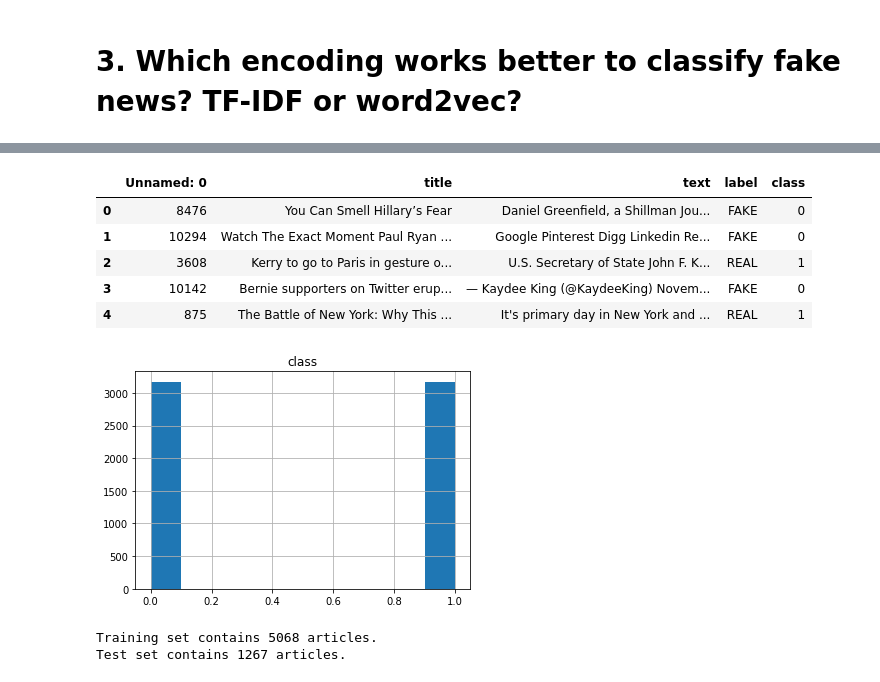
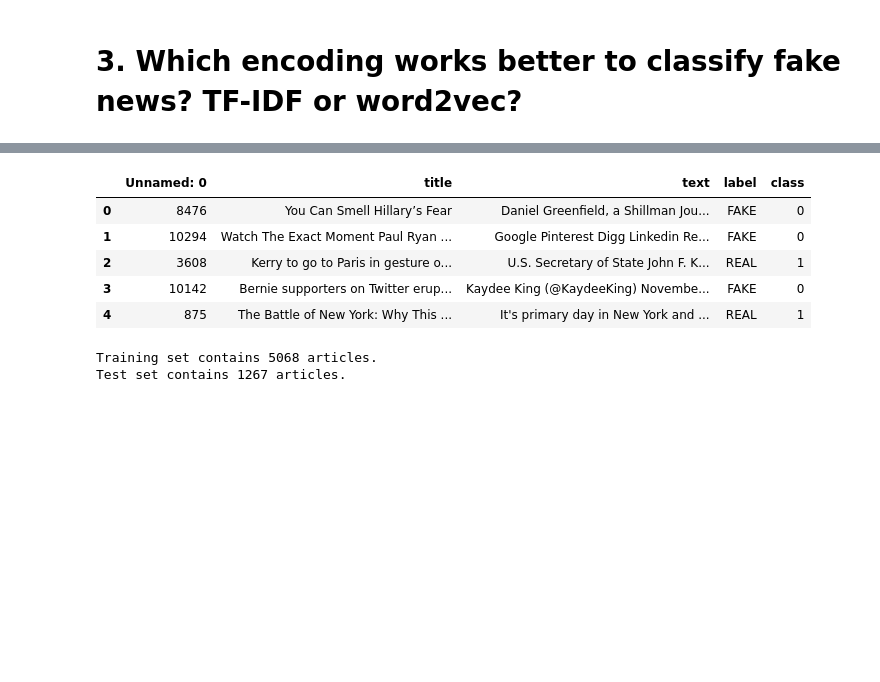
Before and after one commit to churkle/FakeNewsChecker, a Jupyter notebook: Analysis.ipynb, the cells around one changed output, grey strips where cells are left out. Saved outputs shown, nothing was run; the diff lists cells and outputs as text; code cells hidden in the pictures; blank space fills up the shorter version.

```diff
--- a/Analysis.ipynb
+++ b/Analysis.ipynb
@@ -188,16 +203,17 @@ tokenizer = nltk.data.load('tokenizers/punkt/english.pickle')
 # %%
 df = pd.read_csv("https://s3.amazonaws.com/assets.datacamp.com/blog_assets/fake_or_real_news.csv")
 df['class'] = 1 * (df['label'].str.contains("REAL"))
-df.hist('class')
-df.head()
-# %% [output]
-|  | Unnamed: 0 | title | text | label | class |
-| 0 | 8476 | You Can Smell Hillary’s Fear | Daniel Greenfield, a Shillman Jou... | FAKE | 0 |
-| 1 | 10294 | Watch The Exact Moment Paul Ryan ... | Google Pinterest Digg Linkedin Re... | FAKE | 0 |
-| 2 | 3608 | Kerry to go to Paris in gesture o... | U.S. Secretary of State John F. K... | REAL | 1 |
-| 3 | 10142 | Bernie supporters on Twitter erup... | — Kaydee King (@KaydeeKing) Novem... | FAKE | 0 |
-| 4 | 875 | The Battle of New York: Why This ... | It's primary day in New York and ... | REAL | 1 |
-[figure, removed]
+# %%
+# replace non-ASCII characters with spaces
+df['text'] = df['text'].apply(lambda x: ''.join([" " if ord(i) < 32 or ord(i) > 126 else i for i in x]))
+df.head()
+# %% [output]
+|  | Unnamed: 0 | title | text | label | class |
+| 0 | 8476 | You Can Smell Hillary’s Fear | Daniel Greenfield, a Shillman Jou... | FAKE | 0 |
+| 1 | 10294 | Watch The Exact Moment Paul Ryan ... | Google Pinterest Digg Linkedin Re... | FAKE | 0 |
+| 2 | 3608 | Kerry to go to Paris in gesture o... | U.S. Secretary of State John F. K... | REAL | 1 |
+| 3 | 10142 | Bernie supporters on Twitter erup... | Kaydee King (@KaydeeKing) Novembe... | FAKE | 0 |
+| 4 | 875 | The Battle of New York: Why This ... | It's primary day in New York and ... | REAL | 1 |
 # %%
 #df.sort_values('Unnamed: 0', axis=0, inplace=True)
 train_size = int(len(df) * 0.8)
```
Also changed, not shown: parts of 17 cells of this notebook.
